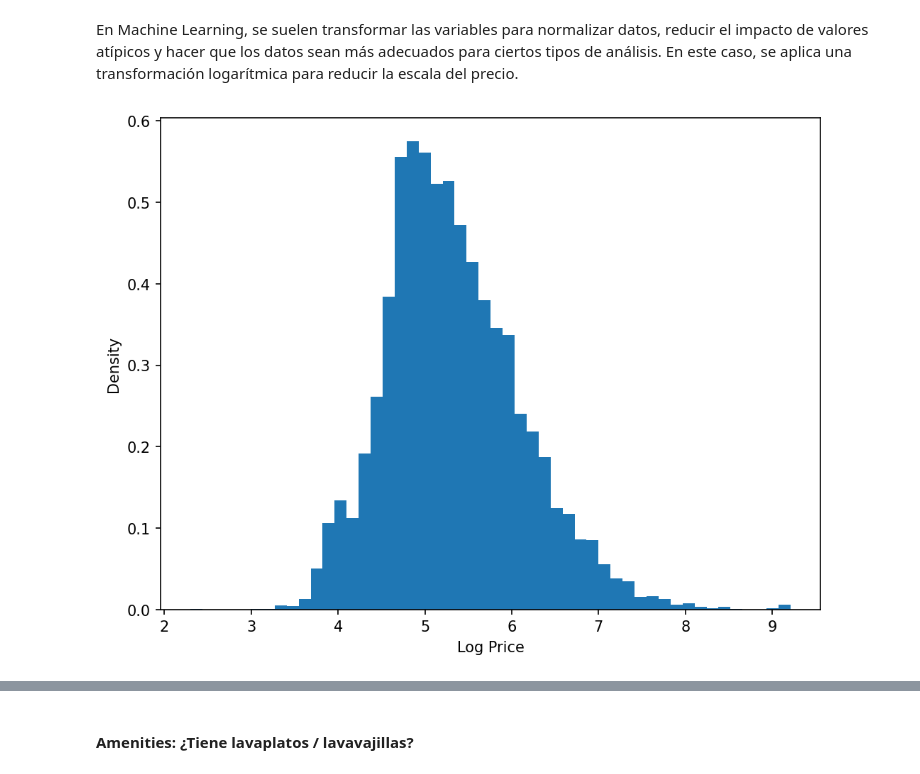
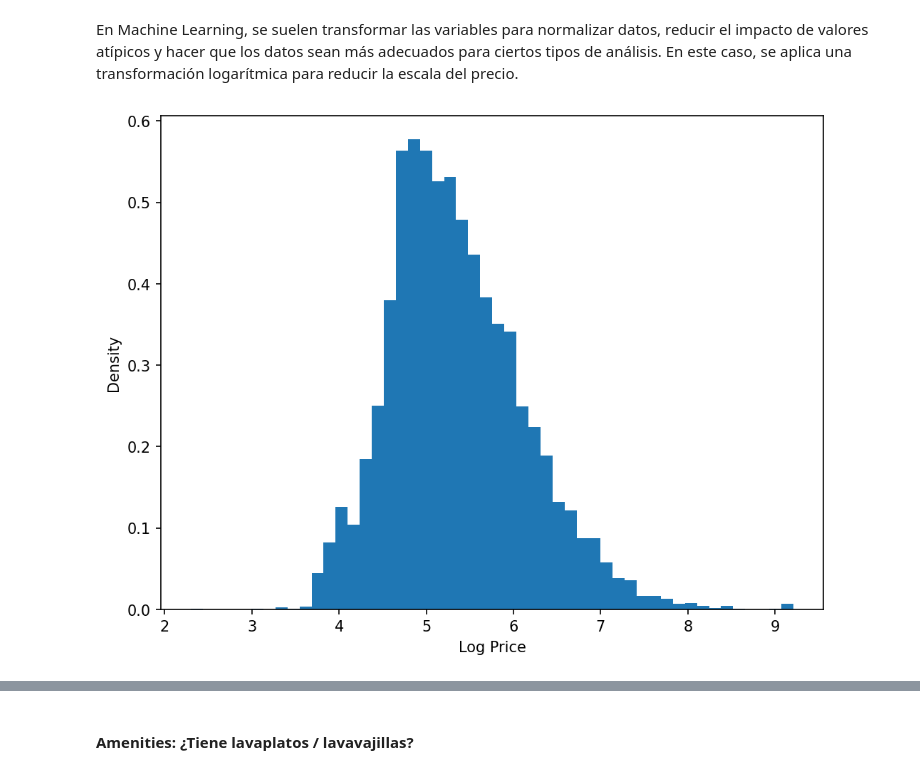
Before and after one commit to douglascarmona/spatial_statistics_course, a Jupyter notebook: classes/regression/airbnb.ipynb, the cells around one changed output, grey strips where cells are left out. Cells and saved outputs as stored; diff of their text form; code cells hidden in the pictures.

```diff
--- a/classes/regression/airbnb.ipynb
+++ b/classes/regression/airbnb.ipynb
@@ -144,0 +157,3 @@ memory usage: 808.4+ KB
+# %%
+df = df.dropna()
+df = df[df["room_type"].isin(["Entire home/apt", "Private room"])]
@@ -144,0 +164,11 @@ memory usage: 808.4+ KB
+# %%
+neighborhood_counts = df["neighbourhood"].value_counts()
+neighborhoods_to_keep = neighborhood_counts[neighborhood_counts > 25].index
+
+df = df[
+    df["neighbourhood"].isin(
+        neighborhoods_to_keep
+    )
+].reset_index(drop=True)
+
+df.shape
@@ -159,6 +191,6 @@ listings["price"].head(10)
 9    $811.00
 Name: price, dtype: object
 # %%
-listings["price"] = listings["price"].str.lstrip("$").str.replace(",", "").astype(float)
+df["price"] = df["price"].str.lstrip("$").str.replace(",", "").astype(float)
 # %%
 fig, ax = plt.subplots(figsize=(8, 6), dpi=150)
@@ -173,14 +205,14 @@ plt.show()
 # %% [markdown]
 En Machine Learning, se suelen transformar las variables para normalizar datos, reducir el impacto de valores atípicos y hacer que los datos sean más adecuados para ciertos tipos de análisis. En este caso, se aplica una transformación logarítmica para reducir la escala del precio.
 # %%
-listings["log_price"] = np.log(listings["price"])
+df["log_price"] = np.log(df["price"])
 # %%
 fig, ax = plt.subplots(figsize=(8, 6), dpi=150)
-ax.hist(listings["log_price"], density=True, bins=50)
+ax.hist(df["log_price"], density=True, bins=50)
 ax.set(
     ylabel="Density",
     xlabel="Log Price"
 )
 plt.show()
 # %% [output]
-[figure, old version]
+[figure, new version]
```
Also changed, not shown: parts of 113 cells of this notebook.
